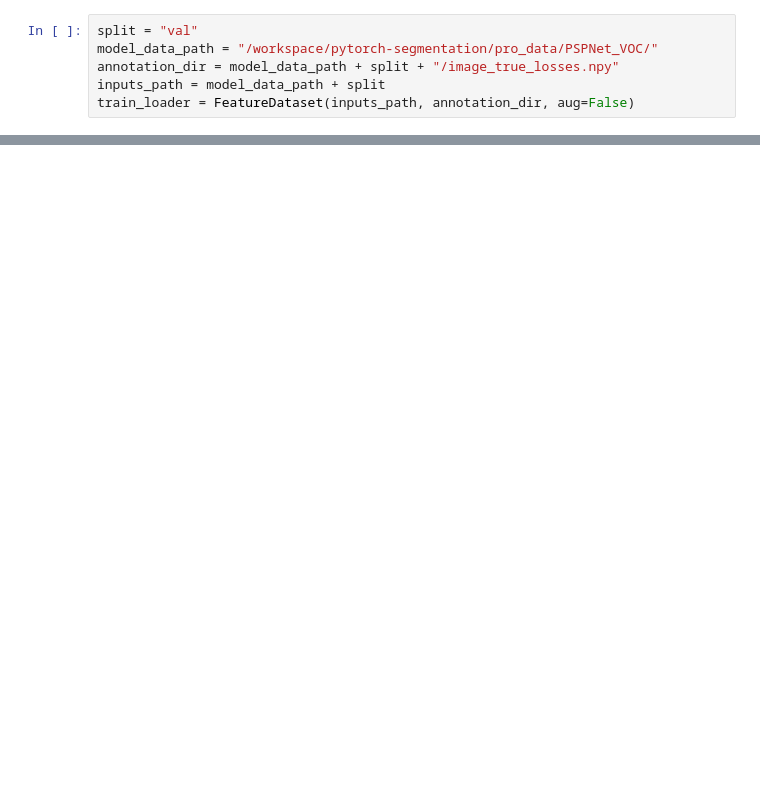
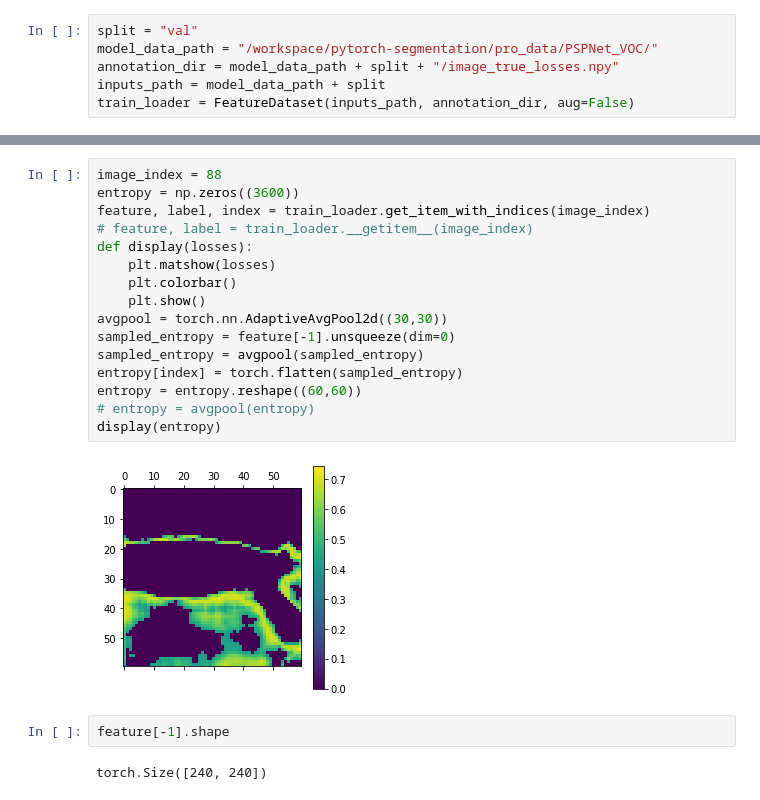
Before and after one commit to susanbao/ViT-pytorch, a Jupyter notebook: inference_patch_loss.ipynb, the cells around one changed output, grey strips where cells are left out. Cells and saved outputs as stored; diff of their text form; blank space fills up the shorter version.

```diff
--- a/inference_patch_loss.ipynb
+++ b/inference_patch_loss.ipynb
@@ -83,0 +132,22 @@ estimated_loss.mean()
+# %%
+image_index = 88
+entropy = np.zeros((3600))
+feature, label, index = train_loader.get_item_with_indices(image_index)
+# feature, label = train_loader.__getitem__(image_index)
+def display(losses):
+    plt.matshow(losses)
+    plt.colorbar()
+    plt.show()
+avgpool = torch.nn.AdaptiveAvgPool2d((30,30))
+sampled_entropy = feature[-1].unsqueeze(dim=0)
+sampled_entropy = avgpool(sampled_entropy)
+entropy[index] = torch.flatten(sampled_entropy)
+entropy = entropy.reshape((60,60))
+# entropy = avgpool(entropy)
+display(entropy)
+# %% [output]
+[figure, added]
+# %%
+feature[-1].shape
+# %% [output]
+torch.Size([240, 240])
```
Also changed, not shown: parts of 15 cells of this notebook, 5 other files.
